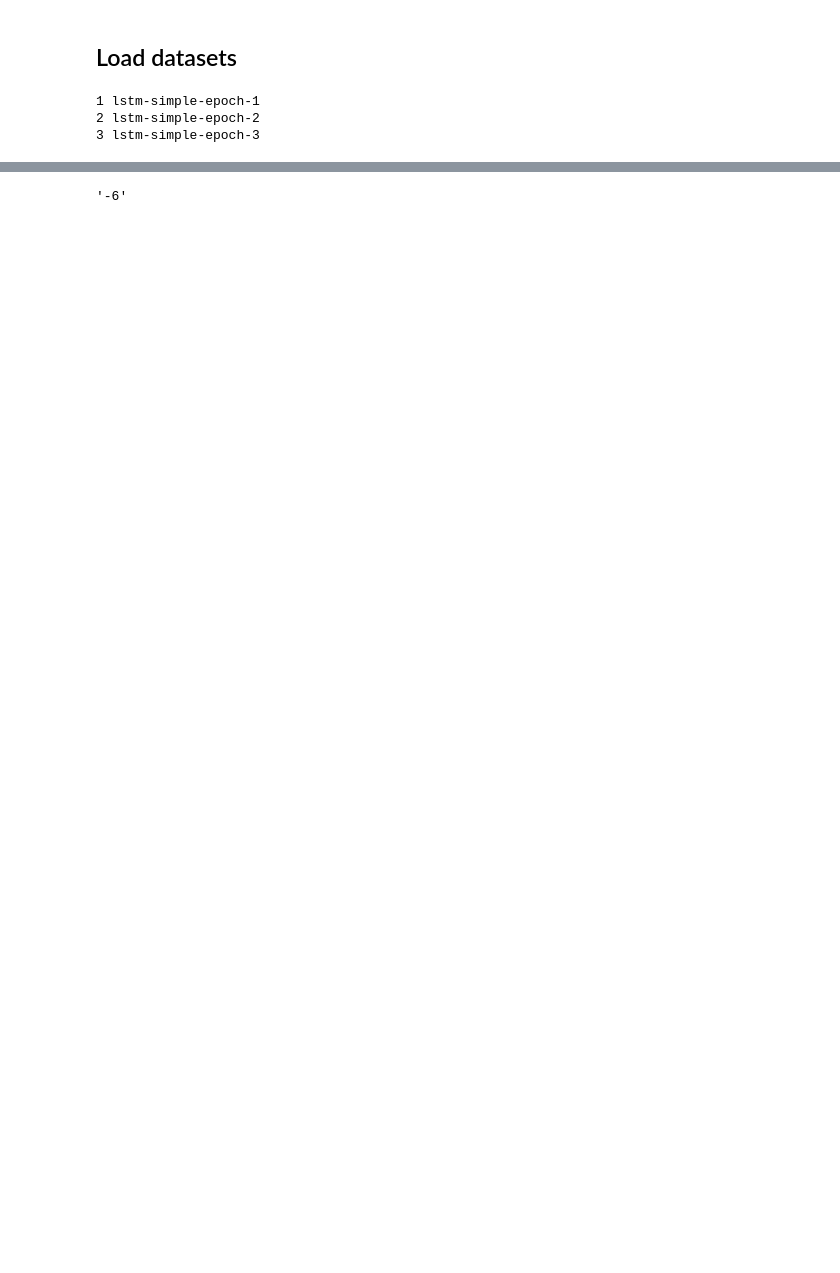
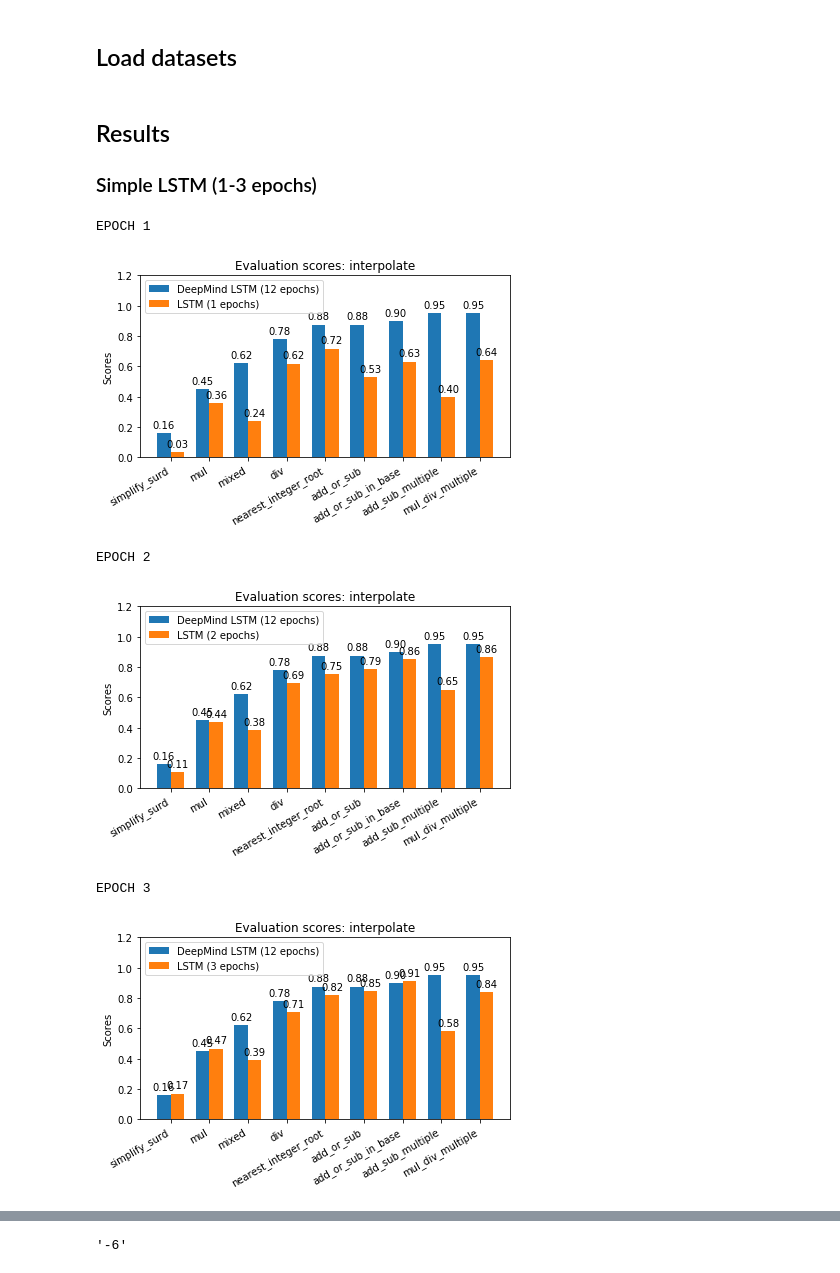
Before and after one commit to lvwerra/deep-math, a Jupyter notebook: notebooks/model-evaluation.ipynb, the cells around one changed output, grey strips where cells are left out. Drawn from its saved outputs; the diff is of its cells as text; code cells hidden in the pictures; blank space fills up the shorter version.

```diff
--- a/notebooks/model-evaluation.ipynb
+++ b/notebooks/model-evaluation.ipynb
@@ -178,8 +70 @@ job_ids = {1:'lstm-simple-epoch-1', 2: 'lstm-simple-epoch-2', 3: 'lstm-simple-ep
-# %%
-for key, value in job_ids.items():
-    print(key, value)
-# %% [output]
-1 lstm-simple-epoch-1
-2 lstm-simple-epoch-2
-3 lstm-simple-epoch-3
 # %%
@@ -188,5 +72,24 @@ model_path = Path('../src/models/'  + job_ids[1])
 settings_dict, input_texts, target_texts = get_data(model_path/'settings.json')
 data_gen_pars, _, _ = get_sequence_data(settings_dict)
+# %% [markdown]
+## Results
+### Simple LSTM (1-3 epochs)
+# %%
+for epoch, job_id in enumerate(job_ids):
+    model_path = Path('../src/models/'  + job_id)
+    lstm_eval = EvaluateSimpleLSTM(model_path, data_gen_pars)
+    print('EPOCH', epoch+1)
+    exp_name = 'LSTM (%i epochs)' % (epoch+1)
+    res, res_dm = evaluate_on_dataset(lstm_eval, input_texts, target_texts,
+                                      ['DeepMind LSTM (12 epochs)', exp_name],
+                                      res_dm_lstm_inter, test_set='interpolate')
+# %% [output]
+EPOCH 1
+[figure, added]
+EPOCH 2
+[figure, added]
+EPOCH 3
+[figure, added]
 # %%
 for epoch, job_id in job_ids.items():
     model_path = Path('../src/models/'  + job_id)
```
Also changed, not shown: parts of 20 cells of this notebook, 4 other files.
